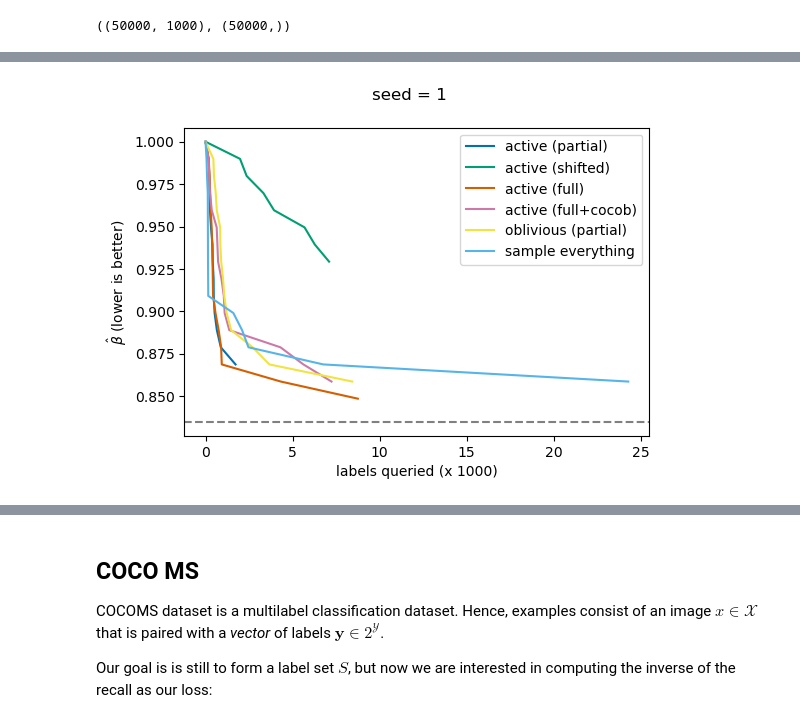
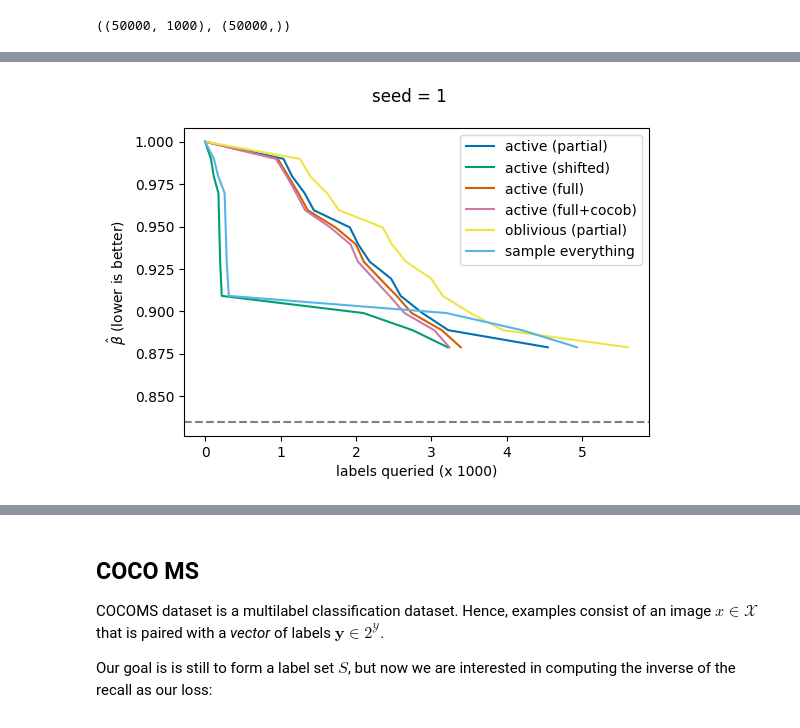
Before and after one commit to neilzxu/active-rcps, a Jupyter notebook: real_data.ipynb, the cells around one changed output, grey strips where cells are left out. Saved outputs shown, nothing was run; the diff lists cells and outputs as text; code cells hidden in the pictures.

```diff
--- a/real_data.ipynb
+++ b/real_data.ipynb
@@ -175,7 +150,7 @@ def test_once(seed, dipslay_step=1000):
     import torch
     from tqdm.notebook import tqdm
     import multiprocess as mp
-    from Player import DummyPlayer, DummyMinimax
+    from Player import Player
 
 
 
@@ -251,8 +226,9 @@ def test_once(seed, dipslay_step=1000):
                                        target_rate=target_rate,
                                        iwmart=PartialIwUpperMartingale(rho=rho, theta=theta, q_min=q_min, n_betas=100, alpha=0.05),
                                       )
-        fobv_minimax = DummyMinimax(player=DummyPlayer(
-                                      iwmart=FullyObservedUpperMartingale(rho=rho, theta=theta, n_betas=100, alpha=0.05)))
+        fobv_minimax = OnlineMinimax(primal_player=Player(
+                                      iwmart=FullyObservedUpperMartingale(rho=rho, theta=theta, n_betas=100, alpha=0.05)),
+                                      dual_player=WindowedBeTheLeader(max_dual=1 - np.log(2), window_size=256))
 
 
 
@@ -262,7 +238,7 @@ def test_once(seed, dipslay_step=1000):
     minimaxes = [partial_minimax, shifted_minimax, full_cocob_minimax, full_minimax, const_minimax, fobv_minimax]
     sumlses, betases = [[0] for _ in range(len(minimaxes))], [[minimax._primal_player._iwmart.curbeta[0]] for minimax in minimaxes]
     names = ['active (partial)', 'active (shifted)', 'active (full)', 'active (full+cocob)', 'oblivious (partial)', 'sample everything']
-    for n in tqdm(range(50000), desc="Running samples"):
+    for n in tqdm(range(5000), desc="Running samples"):
 
         p, y = rand_scores[n], rand_labels[n]
 
@@ -272,34 +248,34 @@ def test_once(seed, dipslay_step=1000):
             in_data = ((p.reshape(1, -1), x), y.reshape(1, -1))
             minimax.addobs(in_data)
 
             if curbeta < betas[-1]:
                 sumls.append(minimax._primal_player._suml)
                 betas.append(curbeta)
 
     with torch.no_grad():
         import matplotlib.pyplot as plt
         with plt.style.context("seaborn-colorblind"):
             fig, ax = plt.figure(figsize=(6, 4)), plt.gca()
             fig.suptitle(f'seed = {seed}')
 
             step_scale = 1000
             for name, betas, sumls in zip(names, betases, sumlses):
                 ax.plot(np.array(sumls)/step_scale, betas, label=name)
             ax.set_xlabel(f'labels queried (x {step_scale})')
             ax.set_ylabel('$\\hat{\\beta}$ (lower is better)')
             ax.axhline(.8349, linestyle='dashed', color='gray')
             ax.legend()
 
     return minimaxes
 
 
 def test():
     for seed in range(1, 2):
         res = test_once(seed=seed)
     return res
 minimaxes_2 = test()
 # %% [output]
-[figure, old version]
+[figure, new version]
 # %%
 def make_probe_data(test_beta, weights, margin, featurize):
     import torch
```
Also changed, not shown: parts of 5 cells of this notebook, 3 other files.
